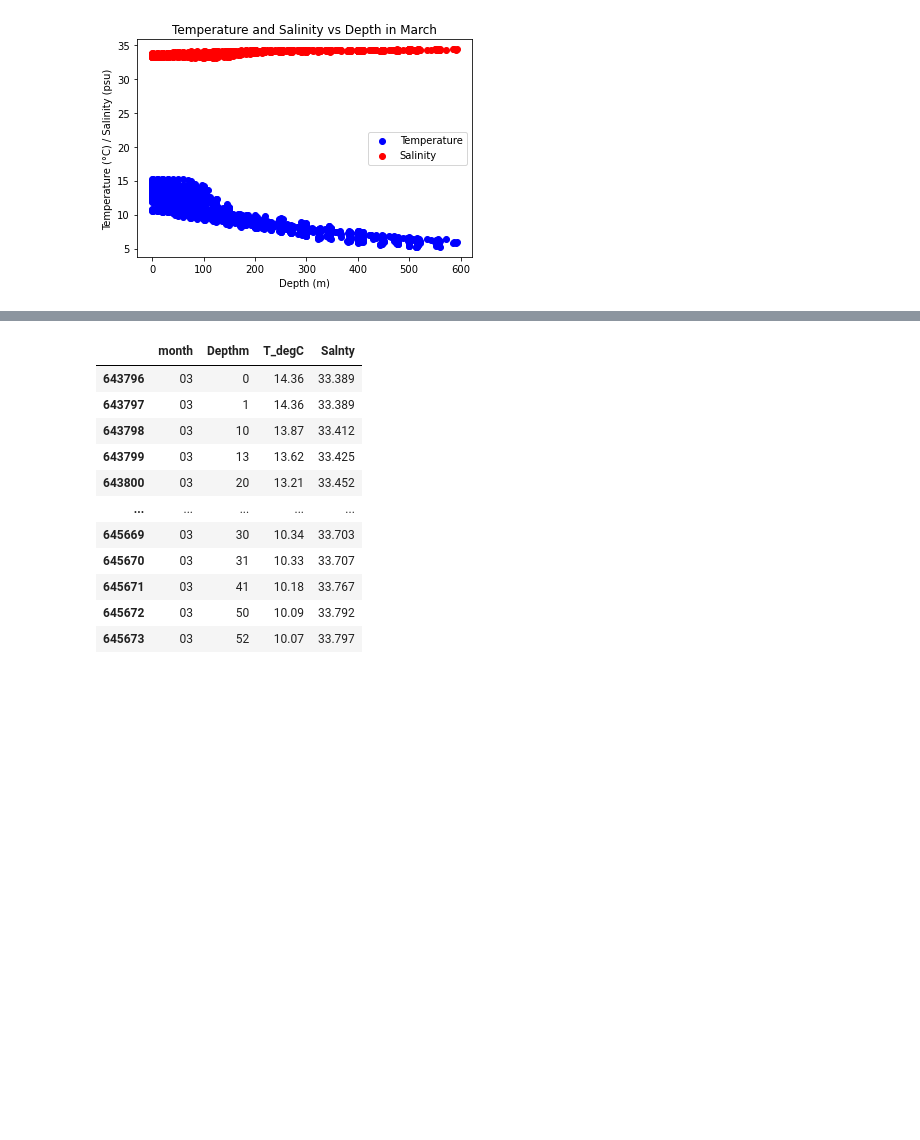
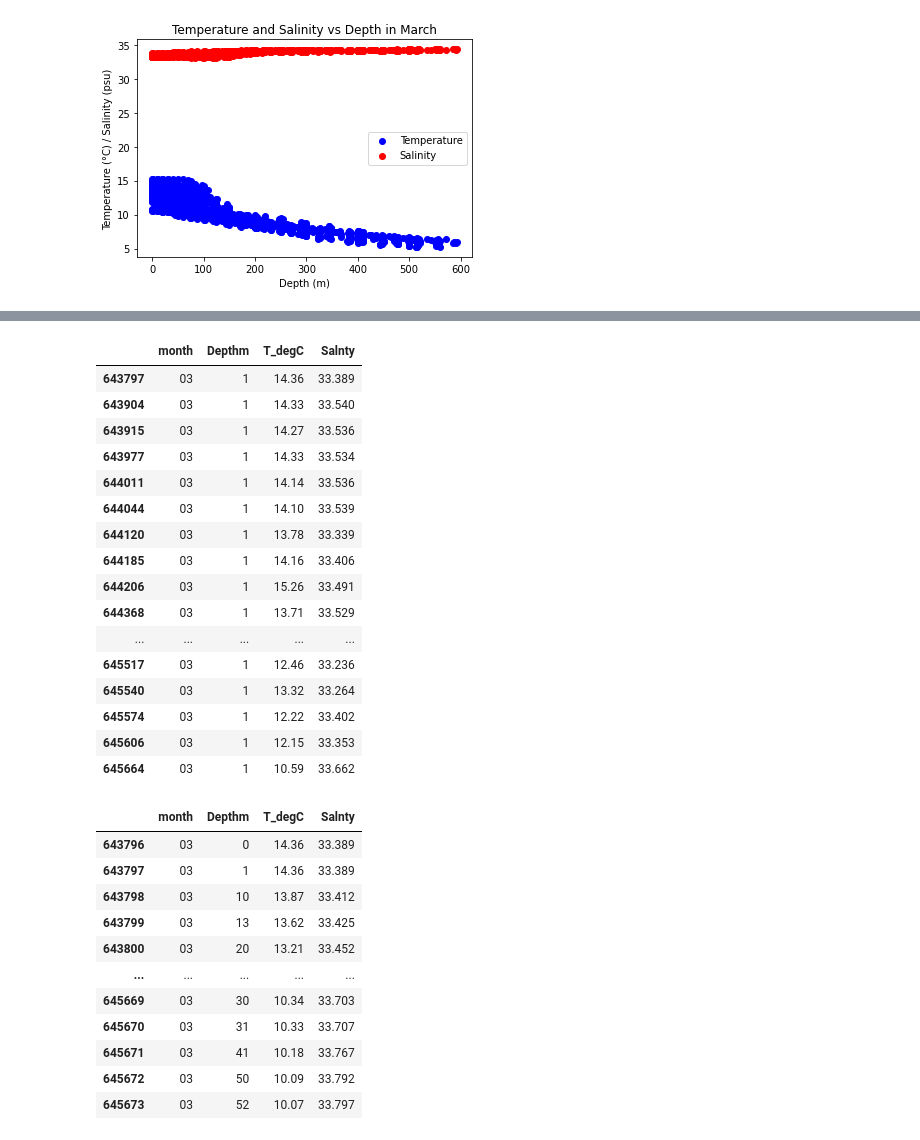
Before and after one commit to JackieAttack/COMP5360_Final_Project, a Jupyter notebook: COMP5360_Final_Project_Yueqin_edit_03312022.ipynb, the cells around one changed output, grey strips where cells are left out. Saved outputs shown, nothing was run; the diff lists cells and outputs as text; code cells hidden in the pictures; blank space fills up the shorter version.

```diff
--- a/COMP5360_Final_Project_Yueqin_edit_03312022.ipynb
+++ b/COMP5360_Final_Project_Yueqin_edit_03312022.ipynb
@@ -218,3 +235,24 @@ plt.show()
+# %%
+df_march_1 = df_march[df_march['Depthm'] == 1]
+df_march_1
+# %% [output]
+|  | month | Depthm | T_degC | Salnty |
+| 643797 | 03 | 1 | 14.36 | 33.389 |
+| 643904 | 03 | 1 | 14.33 | 33.540 |
+| 643915 | 03 | 1 | 14.27 | 33.536 |
+| 643977 | 03 | 1 | 14.33 | 33.534 |
+| 644011 | 03 | 1 | 14.14 | 33.536 |
+| 644044 | 03 | 1 | 14.10 | 33.539 |
+| 644120 | 03 | 1 | 13.78 | 33.339 |
+| 644185 | 03 | 1 | 14.16 | 33.406 |
+| 644206 | 03 | 1 | 15.26 | 33.491 |
+| 644368 | 03 | 1 | 13.71 | 33.529 |
+| ... | ... | ... | ... | ... |
+| 645517 | 03 | 1 | 12.46 | 33.236 |
+| 645540 | 03 | 1 | 13.32 | 33.264 |
+| 645574 | 03 | 1 | 12.22 | 33.402 |
+| 645606 | 03 | 1 | 12.15 | 33.353 |
+| 645664 | 03 | 1 | 10.59 | 33.662 |
 # %%
 df_march
 # %% [output]
```
Also changed, not shown: parts of 8 cells of this notebook.
